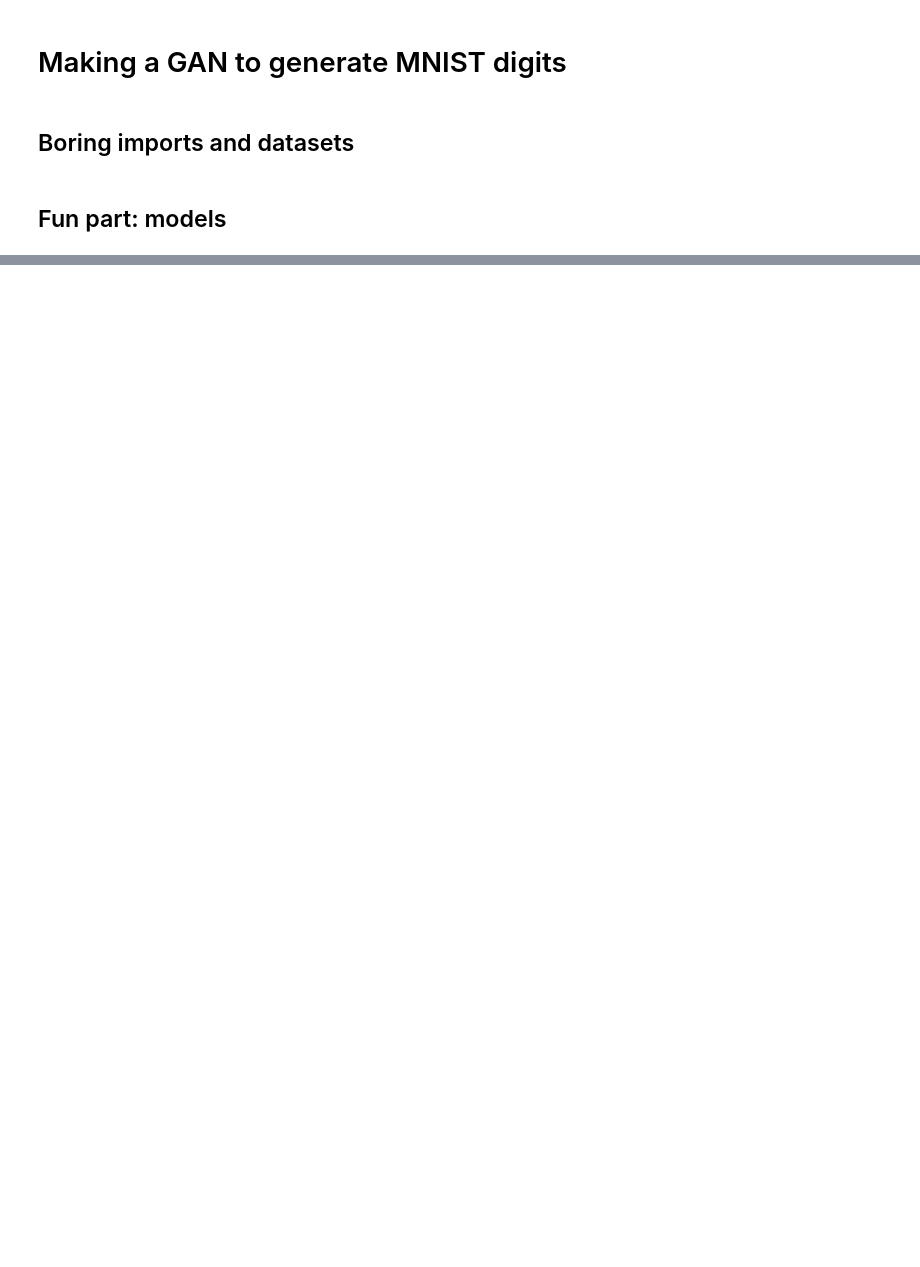
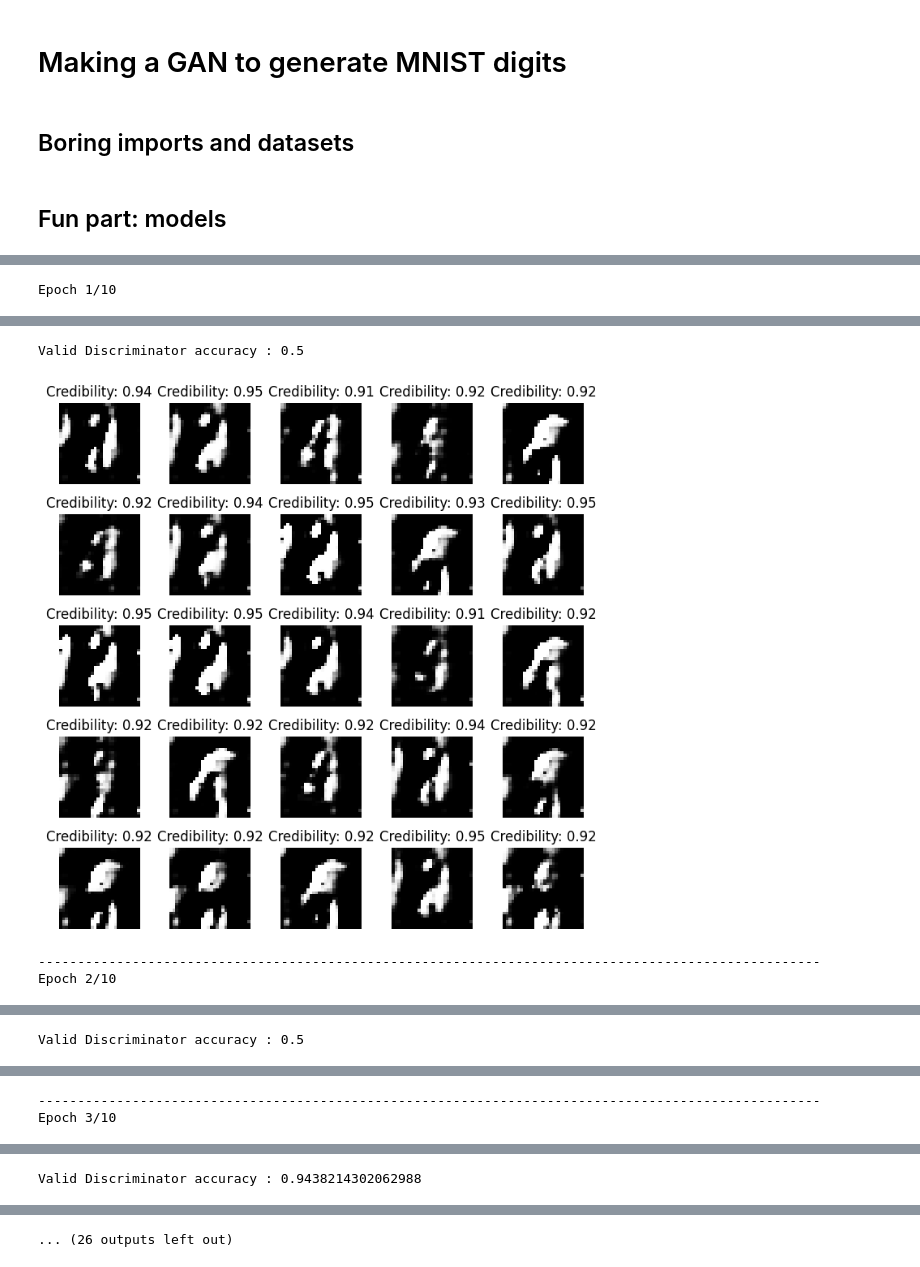
Before and after one commit to JeanMartens/ai-notebooks, a Jupyter notebook: MNIST_GAN.ipynb, the cells around one changed output, grey strips where cells are left out. Saved outputs shown, nothing was run; the diff lists cells and outputs as text; code cells hidden in the pictures; blank space fills up the shorter version.

Commit message:
First stable training

```diff
--- a/MNIST_GAN.ipynb
+++ b/MNIST_GAN.ipynb
@@ -36,6 +53,9 @@ images = np.load('data/MNIST/images.npy')
 # %%
 train_dataset = MNIST_Dataset(train_metadata.reset_index(), images[train_metadata.index])
-train_loader = DataLoader(train_dataset, shuffle=True, batch_size=256)
+train_loader = DataLoader(train_dataset, shuffle=True, batch_size=128)
+
+valid_dataset = MNIST_Dataset(valid_metadata.reset_index(), images[valid_metadata.index])
+valid_loader = DataLoader(valid_dataset, shuffle=False, batch_size=256)
 # %% [markdown]
 ## Fun part: models
 # %%
@@ -124,10 +153,0 @@ class Discriminator(nn.Module):
-# %%
-device = torch.device('cuda' if torch.cuda.is_available() else 'cpu')
-
-g = Generator(num_latent_features = 10).to(device)
-d = Discriminator(num_embeddings = 1024).to(device)
-
-criterion = nn.BCEWithLogitsLoss()
-
-d_optimizer = nn.optim.Adam(d.parameters(), lr=1e-5, weight_decay=0)
-g_optimizer = nn.optim.Adam(g.parameters(), lr=1e-5, weight_decay=0)
@@ -195,4 +155,0 @@ def g_train(batch_size, generator ,discriminator, device,optimizer, criterion):
-# %%
-for i, batch in enumerate(tqdm(train_loader, total = len(train_loader))):
-    d_train(batch,g, d, device ,d_optimizer, criterion)
-    g_train(32, g, d, device ,d_optimizer, criterion)
@@ -320,0 +278,24 @@ for i, batch in enumerate(tqdm(train_loader, total = len(train_loader))):
+# %%
+device = torch.device('cuda' if torch.cuda.is_available() else 'cpu')
+
+generator = Generator(num_latent_features = Hyperparams.num_latent_features).to(device)
+generator.apply(weights_init)
+discriminator = Discriminator(num_embeddings = 1024).to(device)
+discriminator.apply(weights_init)
+
+distribution = torch.distributions.Normal(0, 10)
+fixed_latent_vectors = distribution.sample((25, Hyperparams.num_latent_features))
+
+d_criterion = nn.BCEWithLogitsLoss()
+g_criterion = nn.BCEWithLogitsLoss()
+
+d_optimizer = optim.Adam(discriminator.parameters(), lr=Hyperparams.discriminator_lr, betas=(0.5, 0.999))
+g_optimizer = optim.Adam(generator.parameters(), lr=Hyperparams.generator_lr, betas=(0.5, 0.999))
+# %%
+for epoch in range(Hyperparams.num_epochs):
+    print(f'Epoch {epoch +1}/{Hyperparams.num_epochs}')
+    train(train_loader, generator, discriminator, device, g_optimizer, d_optimizer , d_criterion, g_criterion, distribution)
+    accuracy = validate(valid_loader, generator, discriminator, device, distribution, fixed_latent_vectors)
+    print(f'-' *100)
+# %% [output]
+Epoch 1/10
@@ -320,0 +303,4 @@ for i, batch in enumerate(tqdm(train_loader, total = len(train_loader))):
+Valid Discriminator accuracy : 0.5
+[figure, added]
+----------------------------------------------------------------------------------------------------
+Epoch 2/10
@@ -320,0 +308 @@ for i, batch in enumerate(tqdm(train_loader, total = len(train_loader))):
+Valid Discriminator accuracy : 0.5
@@ -320,0 +310,2 @@ for i, batch in enumerate(tqdm(train_loader, total = len(train_loader))):
+----------------------------------------------------------------------------------------------------
+Epoch 3/10
@@ -320,0 +313 @@ for i, batch in enumerate(tqdm(train_loader, total = len(train_loader))):
+Valid Discriminator accuracy : 0.9438214302062988
@@ -320,0 +315 @@ for i, batch in enumerate(tqdm(train_loader, total = len(train_loader))):
+... (26 outputs left out)
```
Also changed, not shown: parts of 17 cells of this notebook.
